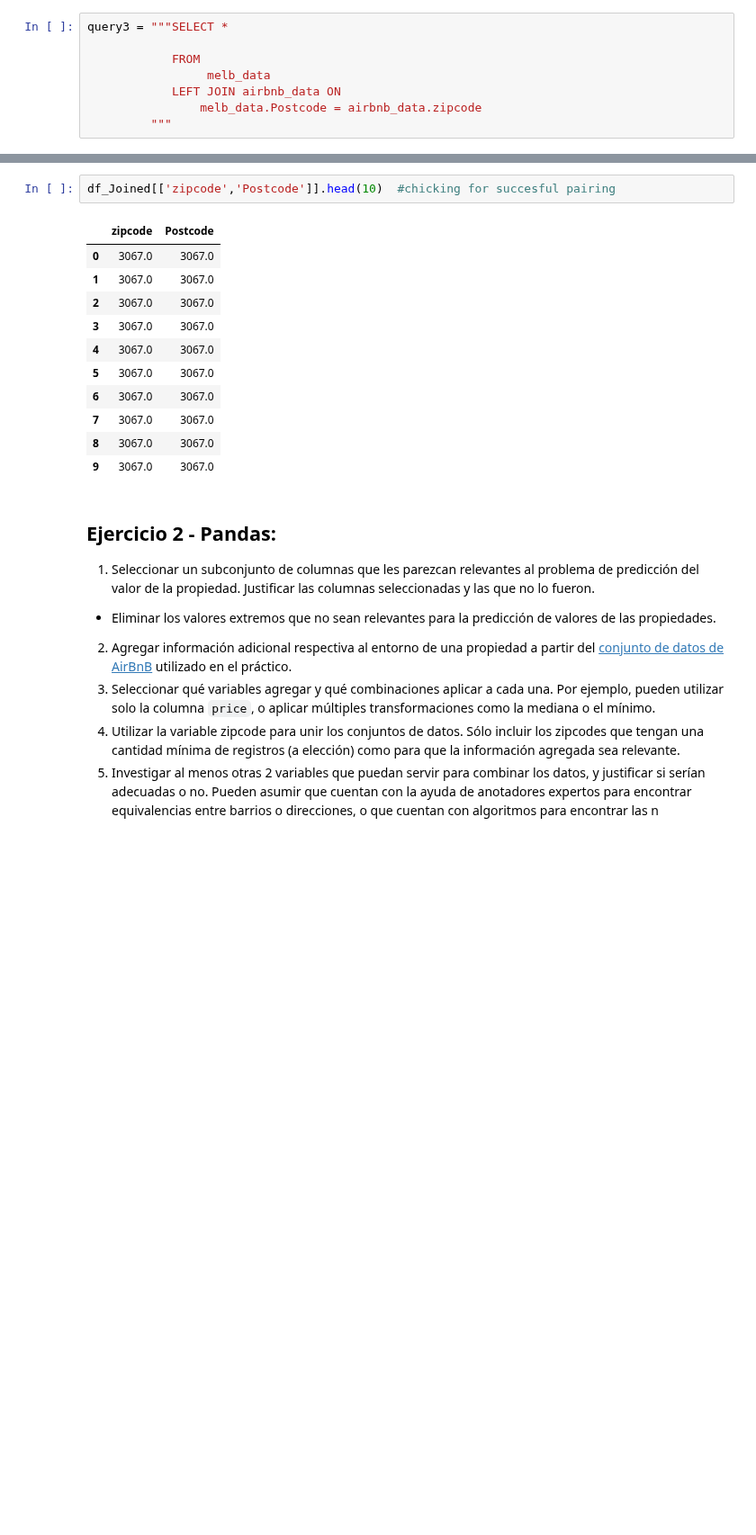
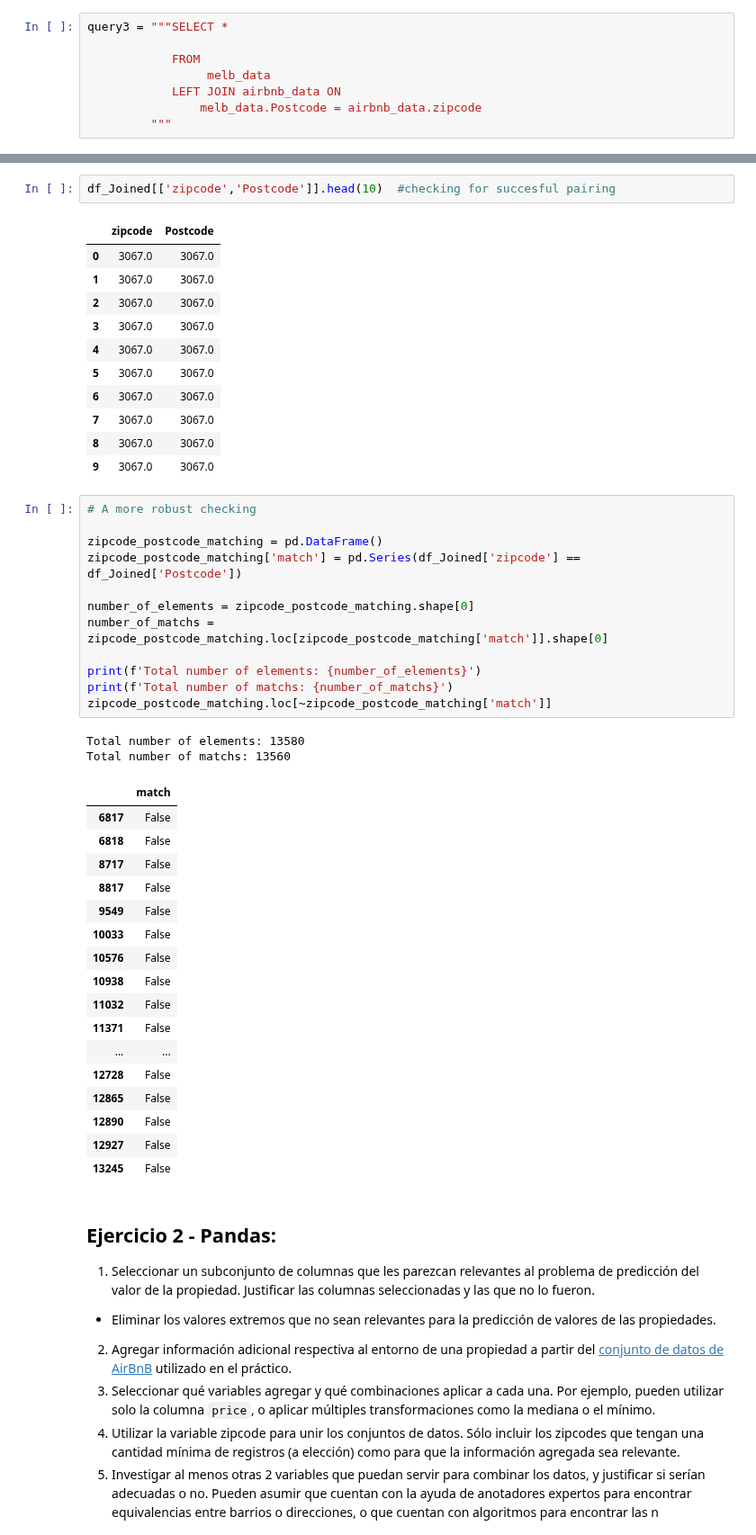
Before and after one commit to JeroFotinos/diplo_datos, a Jupyter notebook: Consignas_Entregable AEyC - Parte 1.ipynb, the cells around one changed output, grey strips where cells are left out. Shown at 90% size. Cells and saved outputs as stored; diff of their text form; blank space fills up the shorter version.

Commit message:
Added a more rubbust check for zip- and postcode matching

```diff
--- a/Consignas_Entregable AEyC - Parte 1.ipynb
+++ b/Consignas_Entregable AEyC - Parte 1.ipynb
@@ -198,5 +204,5 @@ with engine.connect() as con:
 # %%
-df_Joined[['zipcode','Postcode']].head(10)  #chicking for succesful pairing
+df_Joined[['zipcode','Postcode']].head(10)  #checking for succesful pairing
 # %% [output]
 |  | zipcode | Postcode |
 | 0 | 3067.0 | 3067.0 |
@@ -209,6 +215,38 @@ df_Joined[['zipcode','Postcode']].head(10)  #chicking for succesful pairing
 | 7 | 3067.0 | 3067.0 |
 | 8 | 3067.0 | 3067.0 |
 | 9 | 3067.0 | 3067.0 |
+# %%
+# A more robust checking
+
+zipcode_postcode_matching = pd.DataFrame()
+zipcode_postcode_matching['match'] = pd.Series(df_Joined['zipcode'] == df_Joined['Postcode'])
+
+number_of_elements = zipcode_postcode_matching.shape[0]
+number_of_matchs = zipcode_postcode_matching.loc[zipcode_postcode_matching['match']].shape[0]
+
+print(f'Total number of elements: {number_of_elements}')
+print(f'Total number of matchs: {number_of_matchs}')
+zipcode_postcode_matching.loc[~zipcode_postcode_matching['match']]
+# %% [output]
+Total number of elements: 13580
+Total number of matchs: 13560
+|  | match |
+| 6817 | False |
+| 6818 | False |
+| 8717 | False |
+| 8817 | False |
+| 9549 | False |
+| 10033 | False |
+| 10576 | False |
+| 10938 | False |
+| 11032 | False |
+| 11371 | False |
+| ... | ... |
+| 12728 | False |
+| 12865 | False |
+| 12890 | False |
+| 12927 | False |
+| 13245 | False |
 # %% [markdown]
 ## Ejercicio 2 - Pandas:
 
```
Also changed, not shown: parts of 6 cells of this notebook, 1 other file.
